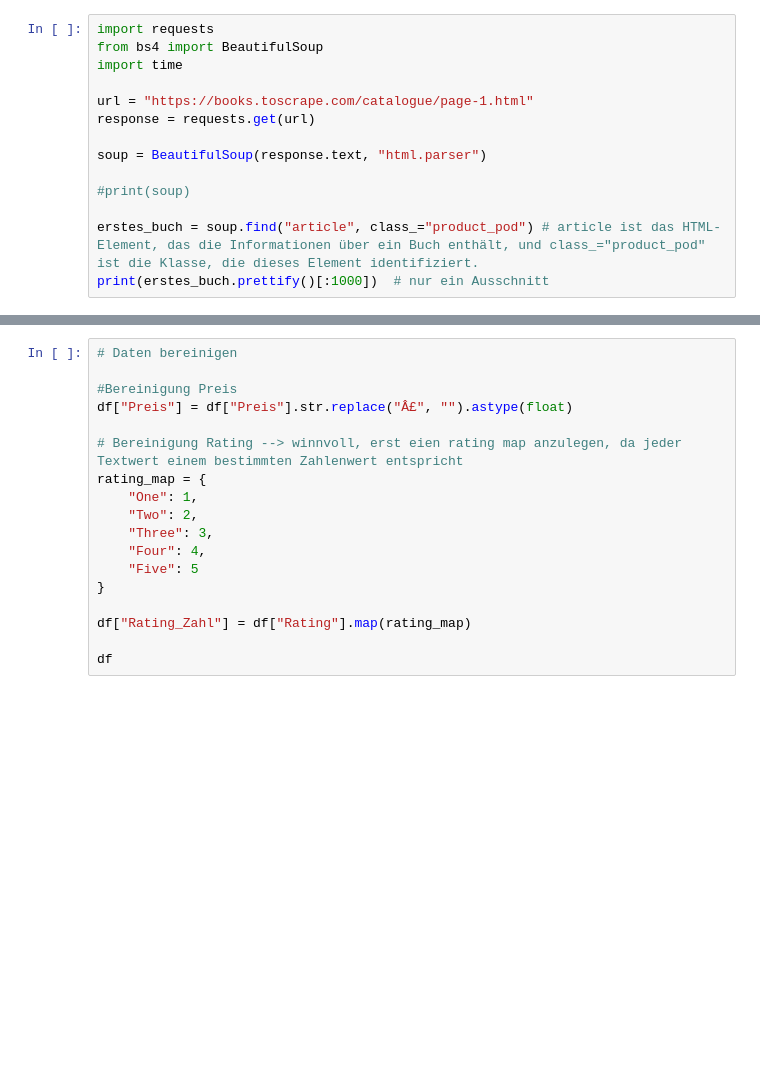
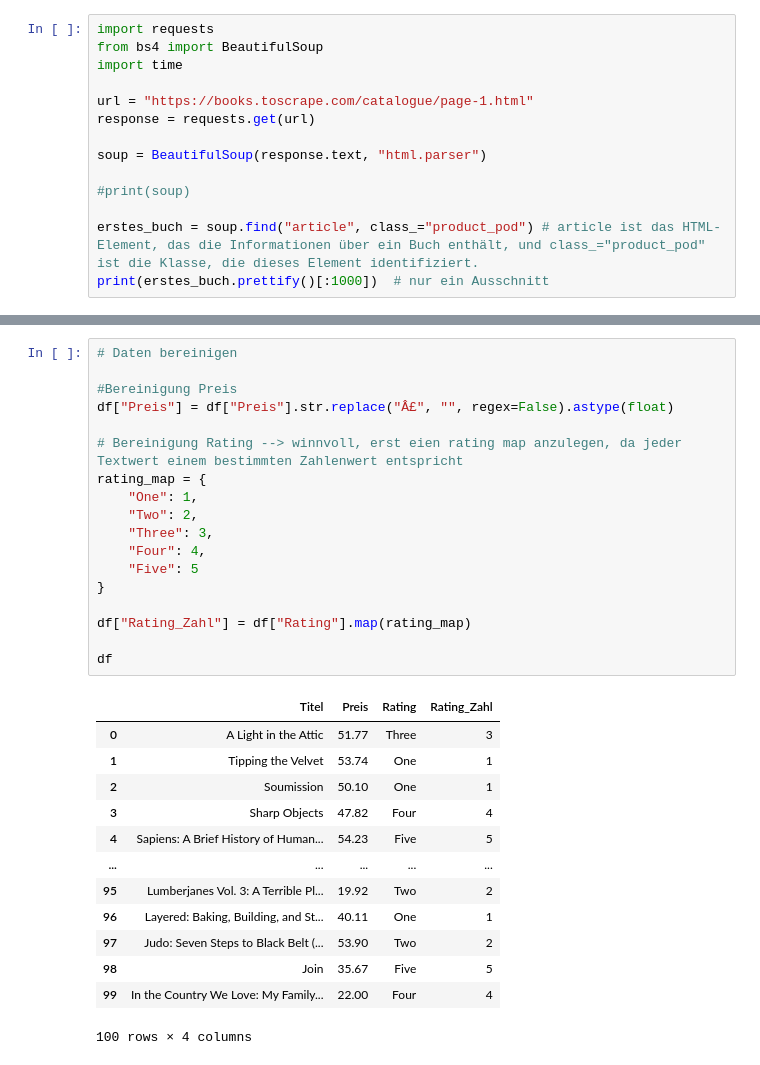
Before and after one commit to Sebastian-Bischoff-Uni/AI_for_lawyers, a Jupyter notebook: 01_python_basics/08_Python_Libraries.ipynb, the cells around one changed output, grey strips where cells are left out. Cells and saved outputs as stored; diff of their text form; blank space fills up the shorter version.

Commit message:
fix: update execution counts and outputs in Python notebooks for improved clarity and correctness

```diff
--- a/01_python_basics/08_Python_Libraries.ipynb
+++ b/01_python_basics/08_Python_Libraries.ipynb
@@ -64,21 +102,35 @@ df
 # %%
 # Daten bereinigen
 
 #Bereinigung Preis
-df["Preis"] = df["Preis"].str.replace("Â£", "").astype(float)
+df["Preis"] = df["Preis"].str.replace("Â£", "", regex=False).astype(float)
 
 # Bereinigung Rating --> winnvoll, erst eien rating map anzulegen, da jeder Textwert einem bestimmten Zahlenwert entspricht
 rating_map = {
     "One": 1,
     "Two": 2,
     "Three": 3,
     "Four": 4,
     "Five": 5
 }
 
 df["Rating_Zahl"] = df["Rating"].map(rating_map)
 
 df
+# %% [output]
+|  | Titel | Preis | Rating | Rating_Zahl |
+| 0 | A Light in the Attic | 51.77 | Three | 3 |
+| 1 | Tipping the Velvet | 53.74 | One | 1 |
+| 2 | Soumission | 50.10 | One | 1 |
+| 3 | Sharp Objects | 47.82 | Four | 4 |
+| 4 | Sapiens: A Brief History of Human... | 54.23 | Five | 5 |
+| ... | ... | ... | ... | ... |
+| 95 | Lumberjanes Vol. 3: A Terrible Pl... | 19.92 | Two | 2 |
+| 96 | Layered: Baking, Building, and St... | 40.11 | One | 1 |
+| 97 | Judo: Seven Steps to Black Belt (... | 53.90 | Two | 2 |
+| 98 | Join | 35.67 | Five | 5 |
+| 99 | In the Country We Love: My Family... | 22.00 | Four | 4 |
+100 rows × 4 columns
 # %%
 # Daten auswerten
 auswertung = df.groupby("Rating_Zahl")["Preis"].mean().reset_index() # hier wird der Durchschnittspreis für jedes Rating berechnet
```
Also changed, not shown: parts of 5 cells of this notebook, 7 other files.
